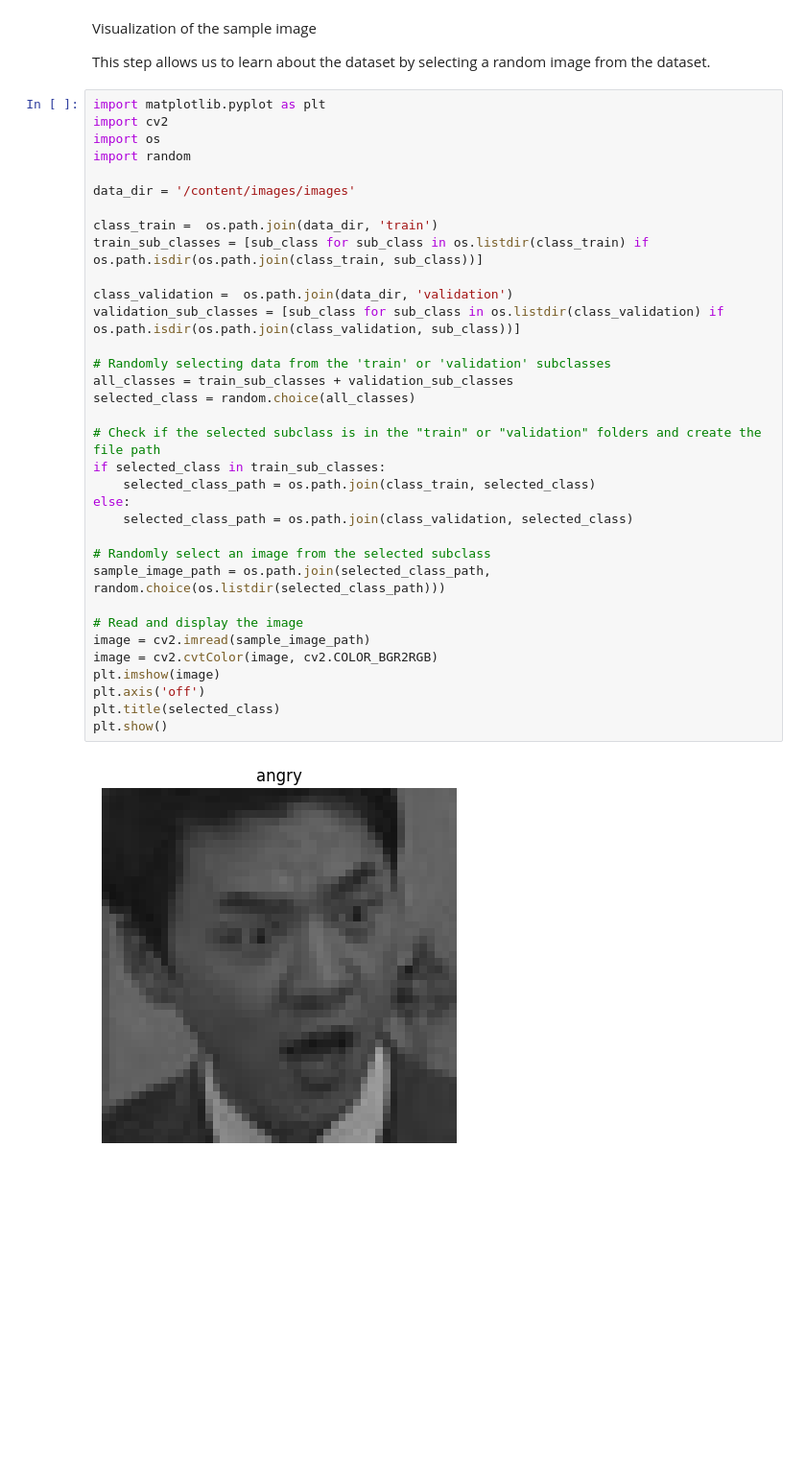
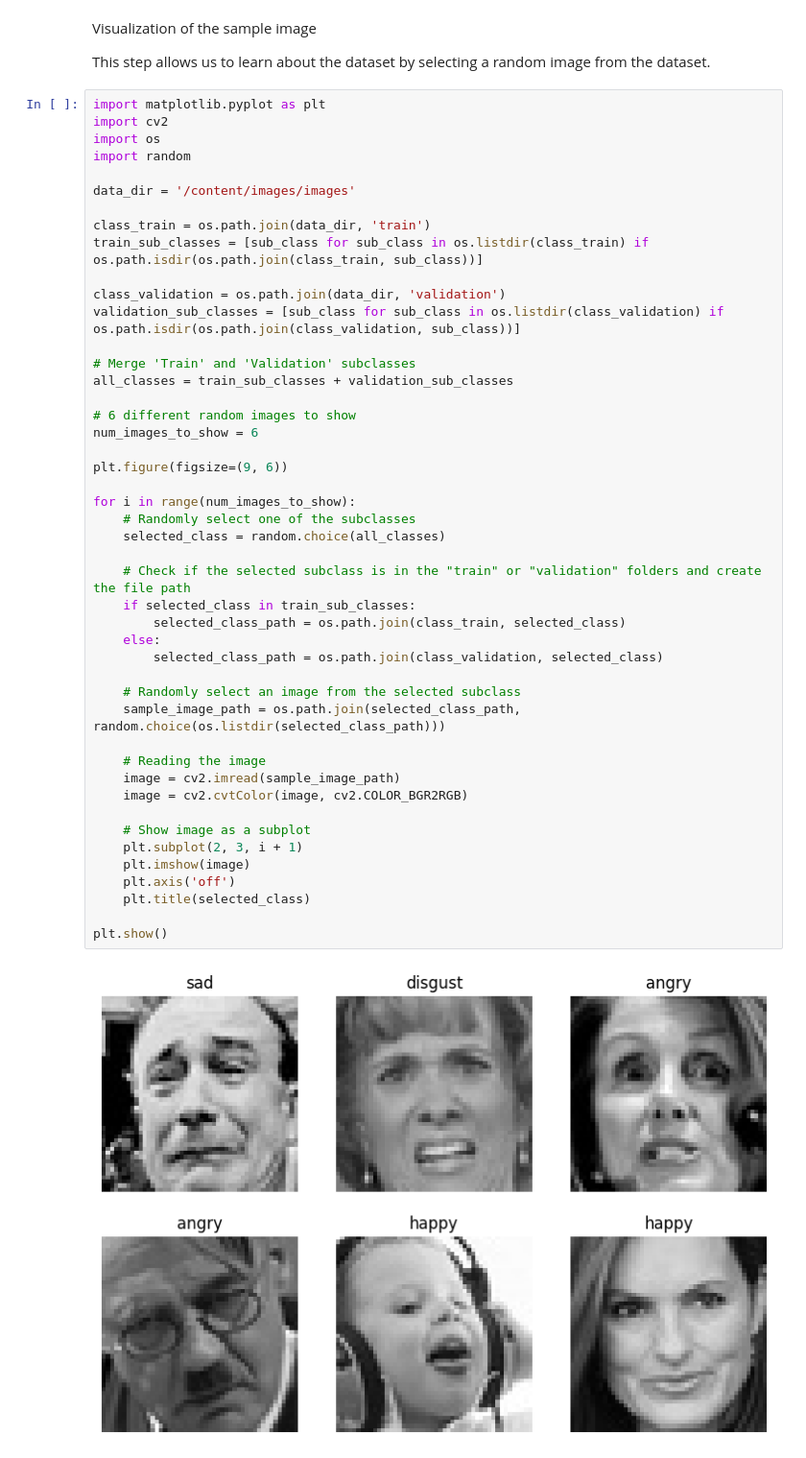
Before and after one commit to SefiyeArican/Face-expression-recognition, a Jupyter notebook: Face_expression_recognition.ipynb, the cells around one changed output. Shown at 96% size. Cells and saved outputs as stored; diff of their text form; blank space fills up the shorter version.

```diff
--- a/Face_expression_recognition.ipynb
+++ b/Face_expression_recognition.ipynb
@@ -250,36 +250,48 @@ This step allows us to learn about the dataset by selecting a random image from
 # %%
 import matplotlib.pyplot as plt
 import cv2
 import os
 import random
 
 data_dir = '/content/images/images'
 
-class_train =  os.path.join(data_dir, 'train')
+class_train = os.path.join(data_dir, 'train')
 train_sub_classes = [sub_class for sub_class in os.listdir(class_train) if os.path.isdir(os.path.join(class_train, sub_class))]
 
-class_validation =  os.path.join(data_dir, 'validation')
+class_validation = os.path.join(data_dir, 'validation')
 validation_sub_classes = [sub_class for sub_class in os.listdir(class_validation) if os.path.isdir(os.path.join(class_validation, sub_class))]
 
-# Randomly selecting data from the 'train' or 'validation' subclasses
+# Merge 'Train' and 'Validation' subclasses
 all_classes = train_sub_classes + validation_sub_classes
-selected_class = random.choice(all_classes)
 
-# Check if the selected subclass is in the "train" or "validation" folders and create the file path
-if selected_class in train_sub_classes:
-    selected_class_path = os.path.join(class_train, selected_class)
-else:
-    selected_class_path = os.path.join(class_validation, selected_class)
+# 6 different random images to show
+num_images_to_show = 6
 
-# Randomly select an image from the selected subclass
-sample_image_path = os.path.join(selected_class_path, random.choice(os.listdir(selected_class_path)))
+plt.figure(figsize=(9, 6))
 
-# Read and display the image
-image = cv2.imread(sample_image_path)
-image = cv2.cvtColor(image, cv2.COLOR_BGR2RGB)
-plt.imshow(image)
-plt.axis('off')
-plt.title(selected_class)
+for i in range(num_images_to_show):
+    # Randomly select one of the subclasses
+    selected_class = random.choice(all_classes)
+
+    # Check if the selected subclass is in the "train" or "validation" folders and create the file path
+    if selected_class in train_sub_classes:
+        selected_class_path = os.path.join(class_train, selected_class)
+    else:
+        selected_class_path = os.path.join(class_validation, selected_class)
+
+    # Randomly select an image from the selected subclass
+    sample_image_path = os.path.join(selected_class_path, random.choice(os.listdir(selected_class_path)))
+
+    # Reading the image
+    image = cv2.imread(sample_image_path)
+    image = cv2.cvtColor(image, cv2.COLOR_BGR2RGB)
+
+    # Show image as a subplot
+    plt.subplot(2, 3, i + 1)
+    plt.imshow(image)
+    plt.axis('off')
+    plt.title(selected_class)
+
 plt.show()
 # %% [output]
-[figure, old version]
+[figure, new version]
```
